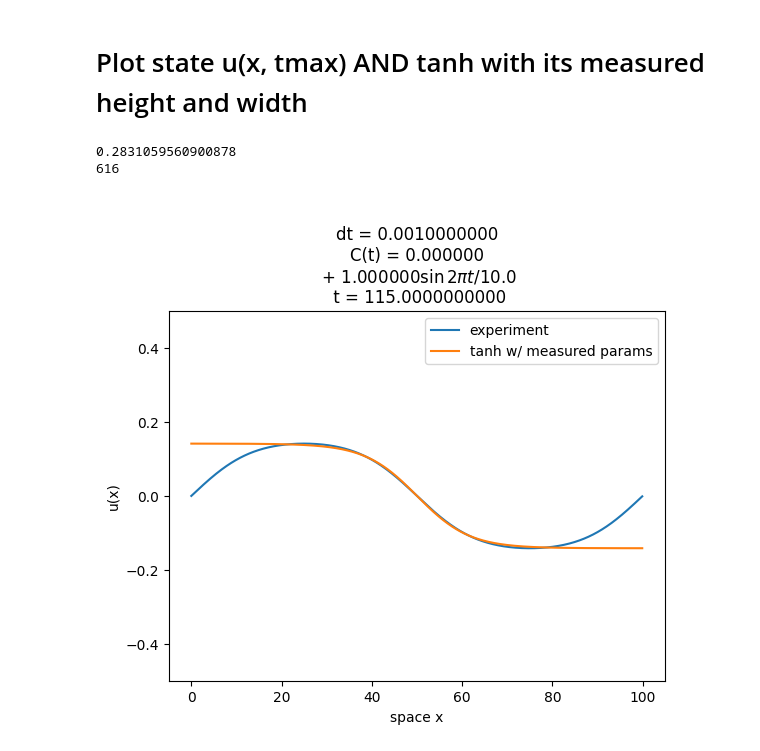
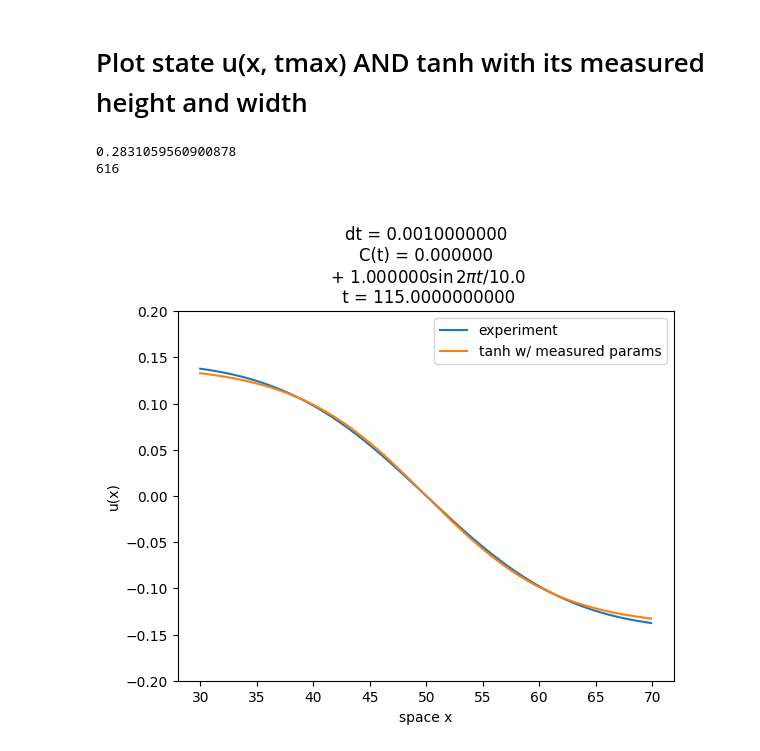
Before and after one commit to suanno/stage2, a Jupyter notebook: codes_tdgl/1D/plot/kink shape/compare measure and tanh.ipynb, the cells around one changed output. Drawn from its saved outputs; the diff is of its cells as text; code cells hidden in the pictures.

```diff
--- a/codes_tdgl/1D/plot/kink shape/compare measure and tanh.ipynb
+++ b/codes_tdgl/1D/plot/kink shape/compare measure and tanh.ipynb
@@ -12,6 +12,9 @@ fig,ax = plt.subplots()
 # %% [markdown]
 # Plot state u(x, tmax) AND tanh with its measured height and width
 # %%
+xmin = 30
+xmax = 70
+
 f = open("../../tdgl_result.dat", "r")
 N = 1000000000
 x = np.zeros(N)
@@ -24,6 +27,7 @@ for row in f:
         y[i-1] = float(b)
     else:
         N, tmax, dx, dt, seed, A, Thalf, Cave = row.split(" ")
+        dx = float(dx)
 
     i = i + 1
 
@@ -39,7 +43,7 @@ if xmax > L or xmax < 0:
     imax = i
 
 #eps = 0.5
-ax.plot(x,y,label="experiment")
+ax.plot(x[imin:imax],y[imin:imax],label="experiment")
 #ax.ylim(-1-eps,1+eps)
 
 label = ""
@@ -59,33 +63,33 @@ label = label + "\n t = " + tmax
 ax.set_title(label)
 
 L = 100
 # Measure height and width
 # Height
 i_height = int(len(x)/4)                           # CKECK w/ plot if there is Plateau at x=L/4 !!!
 height = 2*np.abs(y[i_height])
 print(height)
 # Width
 i_width = int(len(x)/2)
 while np.abs(y[i_width]) < (height/2)*np.tanh(1) and i_width < len(x):
     #print(np.abs(y[i_width])-(height/2)*np.tanh(1))
     i_width = i_width + 1
 if i == len(x)-1:
     print("Error")
 else:
     width = 2*(x[i_width]-L/2)
     print(i_width)
     # Tanh
     y = -height/2*np.tanh((x-L/2)/(width/2))
-    ax.plot(x,y,label="tanh w/ measured params")
+    ax.plot(x[imin:imax],y[imin:imax],label="tanh w/ measured params")
 
     ax.set_xlabel("space x")
     ax.set_ylabel("u(x)")
-    eps = 0.5
+    eps = 0.2
     ax.set_ylim(-np.sqrt(float(Cave))-eps,np.sqrt(float(Cave))+eps)
 
 ax.legend()
 fig
 # %% [output]
 0.2831059560900878
 616
-[figure, old version]
+[figure, new version]
```
Also changed, not shown: 19 other files.
